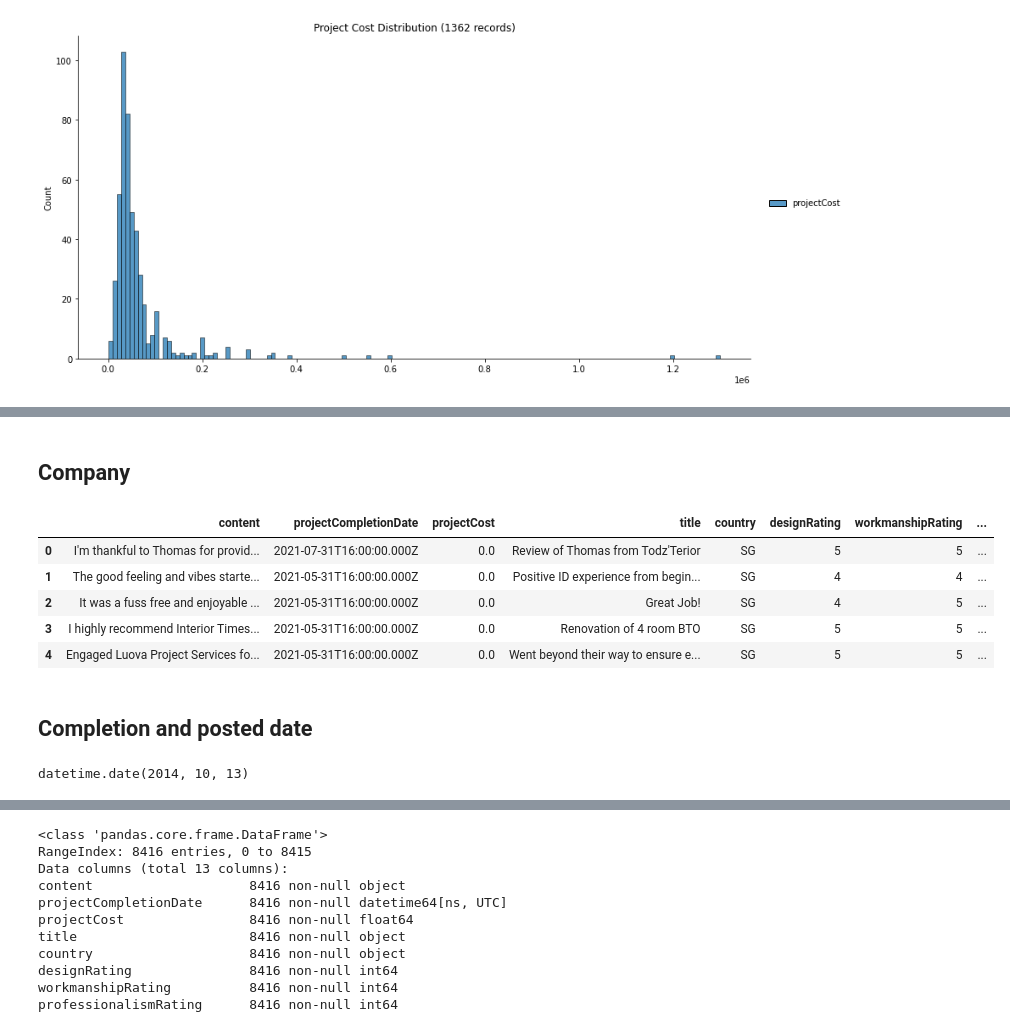
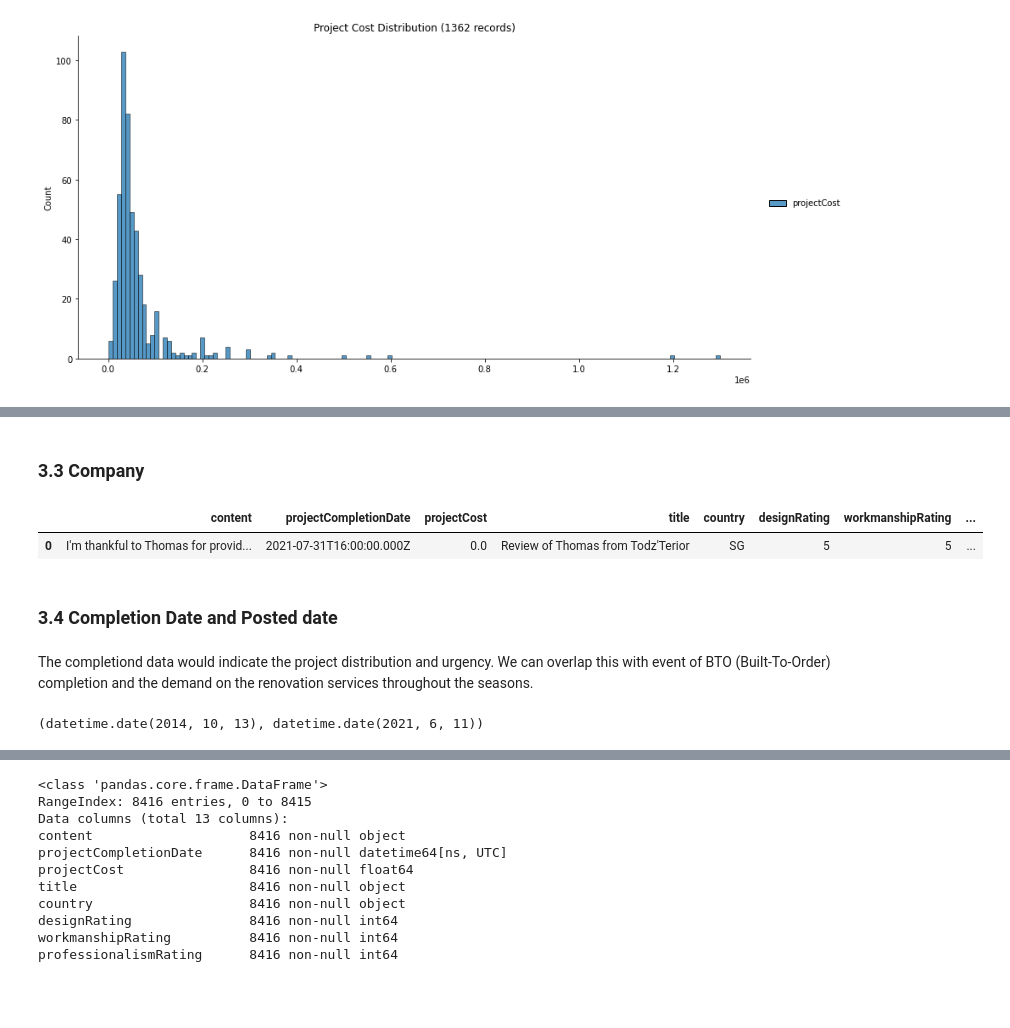
Before and after one commit to JeanLiew/Vendor-Management, a Jupyter notebook: Part 1 Extraction, Cleaning, EDA.ipynb, the cells around one changed output, grey strips where cells are left out. Cells and saved outputs as stored; diff of their text form; code cells hidden in the pictures; blank space fills up the shorter version.

```diff
--- a/Part 1 Extraction, Cleaning, EDA.ipynb
+++ b/Part 1 Extraction, Cleaning, EDA.ipynb
@@ -191,5 +227,5 @@ final_df.reset_index(drop=True, inplace=True)
 # %% [markdown]
-## Company
+### 3.3 Company
 # %%
 #remove chinese character
 test = final_df.company.str.replace(r'[^\s\x00-\x7F ]+', '')
@@ -212,14 +239,12 @@ final_df['total_reviews'] = final_df.company.apply(total_reviews.get)
 # %%
-final_df.head()
+final_df.head(1)
 # %% [output]
 |  | content | projectCompletionDate | projectCost | title | country | designRating | workmanshipRating | ... |
 | 0 | I'm thankful to Thomas for provid... | 2021-07-31T16:00:00.000Z | 0.0 | Review of Thomas from Todz'Terior | SG | 5 | 5 | ... |
-| 1 | The good feeling and vibes starte... | 2021-05-31T16:00:00.000Z | 0.0 | Positive ID experience from begin... | SG | 4 | 4 | ... |
-| 2 | It was a fuss free and enjoyable ... | 2021-05-31T16:00:00.000Z | 0.0 | Great Job! | SG | 4 | 5 | ... |
-| 3 | I highly recommend Interior Times... | 2021-05-31T16:00:00.000Z | 0.0 | Renovation of 4 room BTO | SG | 5 | 5 | ... |
-| 4 | Engaged Luova Project Services fo... | 2021-05-31T16:00:00.000Z | 0.0 | Went beyond their way to ensure e... | SG | 5 | 5 | ... |
 # %% [markdown]
-## Completion and posted date
+### 3.4 Completion Date and Posted date
+# %% [markdown]
+The completiond data would indicate the project distribution and urgency. We can overlap this with event of BTO (Built-To-Order) completion and the demand on the renovation services throughout the seasons.
 # %%
 #func to convert values to datetime format
 def convert_dt(df, col):
@@ -229,6 +254,6 @@ def convert_dt(df, col):
 convert_dt(final_df, 'projectCompletionDate')
 convert_dt(final_df, 'createdAt')
 # %%
-final_df.createdAt.dt.date.min()
+final_df.createdAt.dt.date.min(), final_df.createdAt.dt.date.max()
 # %% [output]
-datetime.date(2014, 10, 13)
+(datetime.date(2014, 10, 13), datetime.date(2021, 6, 11))
```
Also changed, not shown: parts of 37 cells of this notebook.
